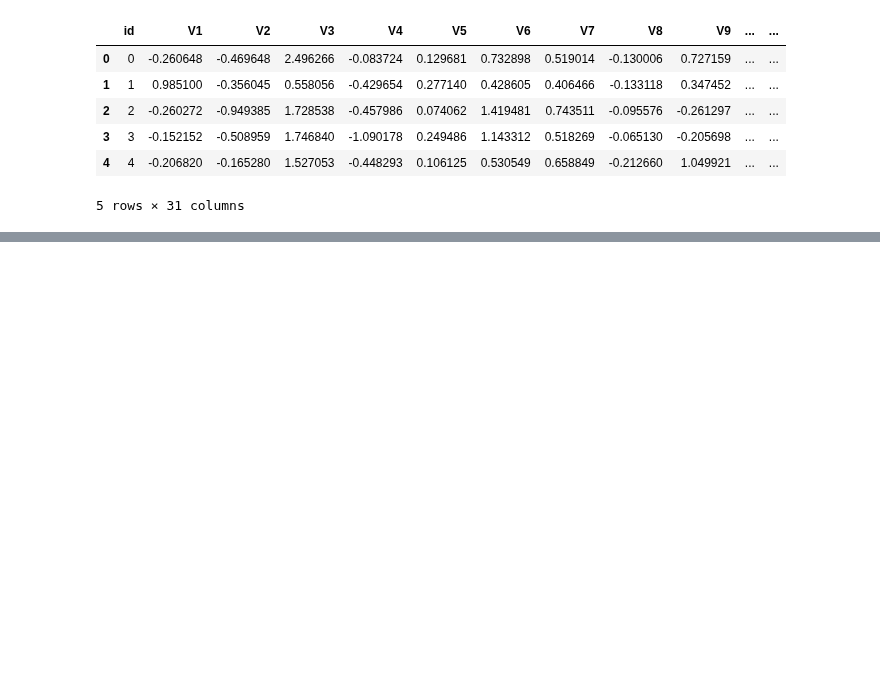
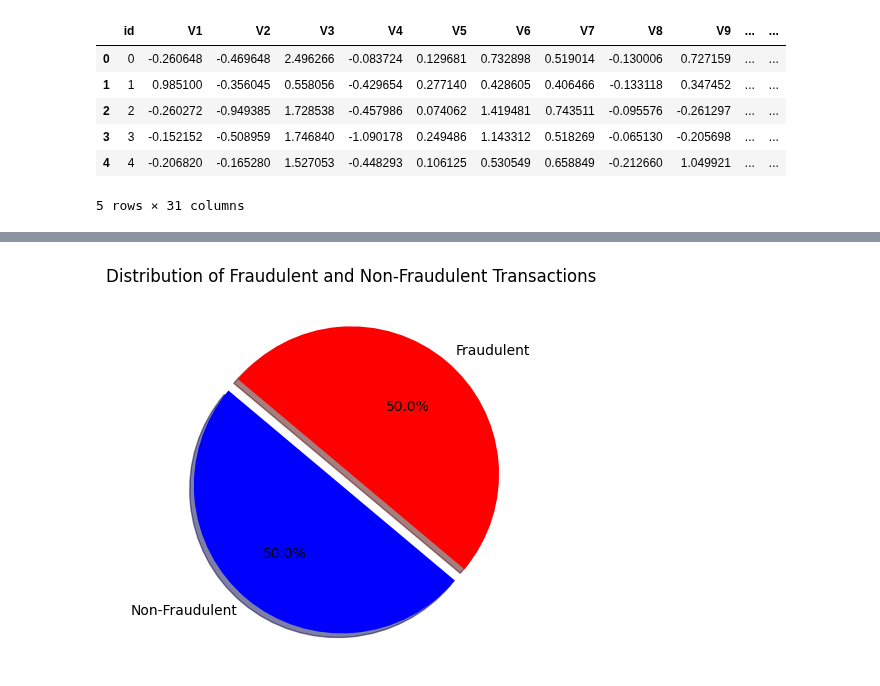
Before and after one commit to Mohamed1Hossam/ML, a Jupyter notebook: Numerical_Dataset/Linear_Regression.ipynb, the cells around one changed output, grey strips where cells are left out. Cells and saved outputs as stored; diff of their text form; code cells hidden in the pictures; blank space fills up the shorter version.

```diff
--- a/Numerical_Dataset/Linear_Regression.ipynb
+++ b/Numerical_Dataset/Linear_Regression.ipynb
@@ -84,0 +123,13 @@ Mean CV R²: -7.97718862013852e-05
+# %%
+plt.pie([(len(Fraud)/All)*100, (len(Fraud)/All)*100],
+        labels=['Non-Fraudulent', 'Fraudulent'],
+        colors=['blue', 'red'],
+        explode=(0.1, 0),
+        autopct='%1.1f%%',
+        shadow=True,
+        startangle=140)
+
+plt.title('Distribution of Fraudulent and Non-Fraudulent Transactions')
+plt.show()
+# %% [output]
+[figure, added]
```
Also changed, not shown: parts of 31 cells of this notebook, 2 other files.
